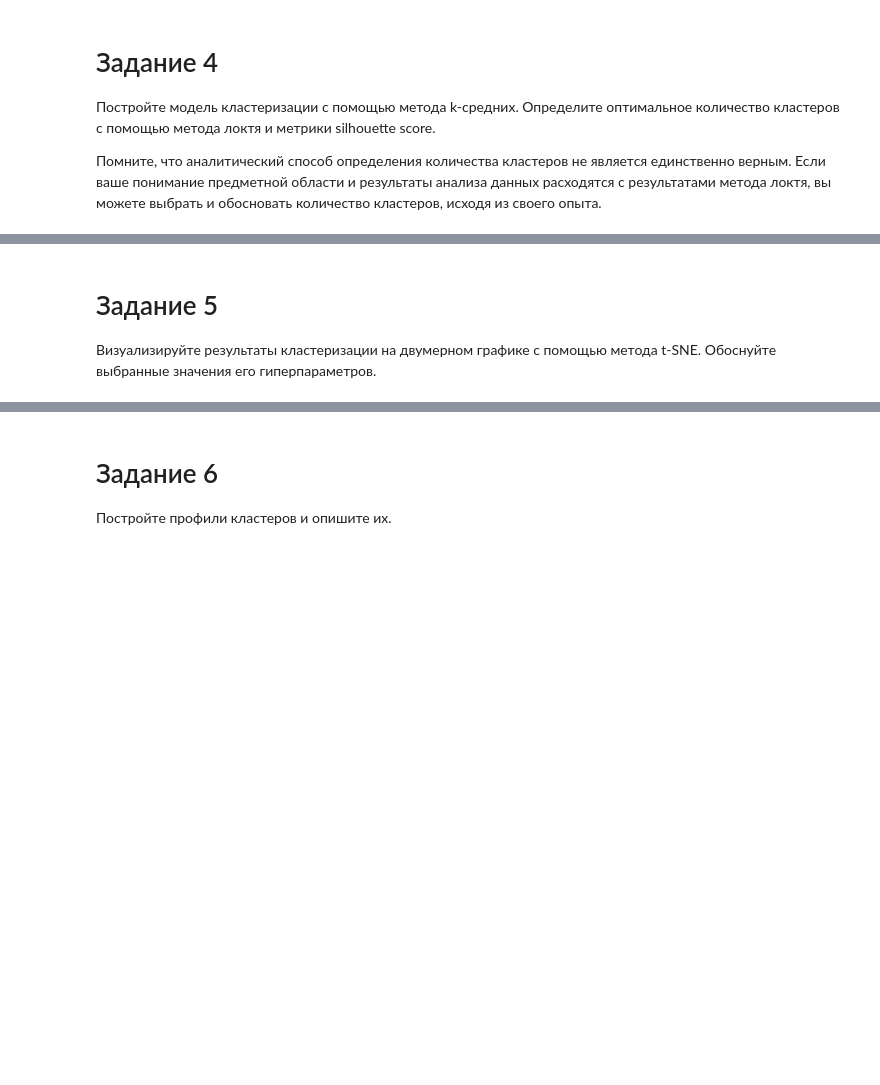
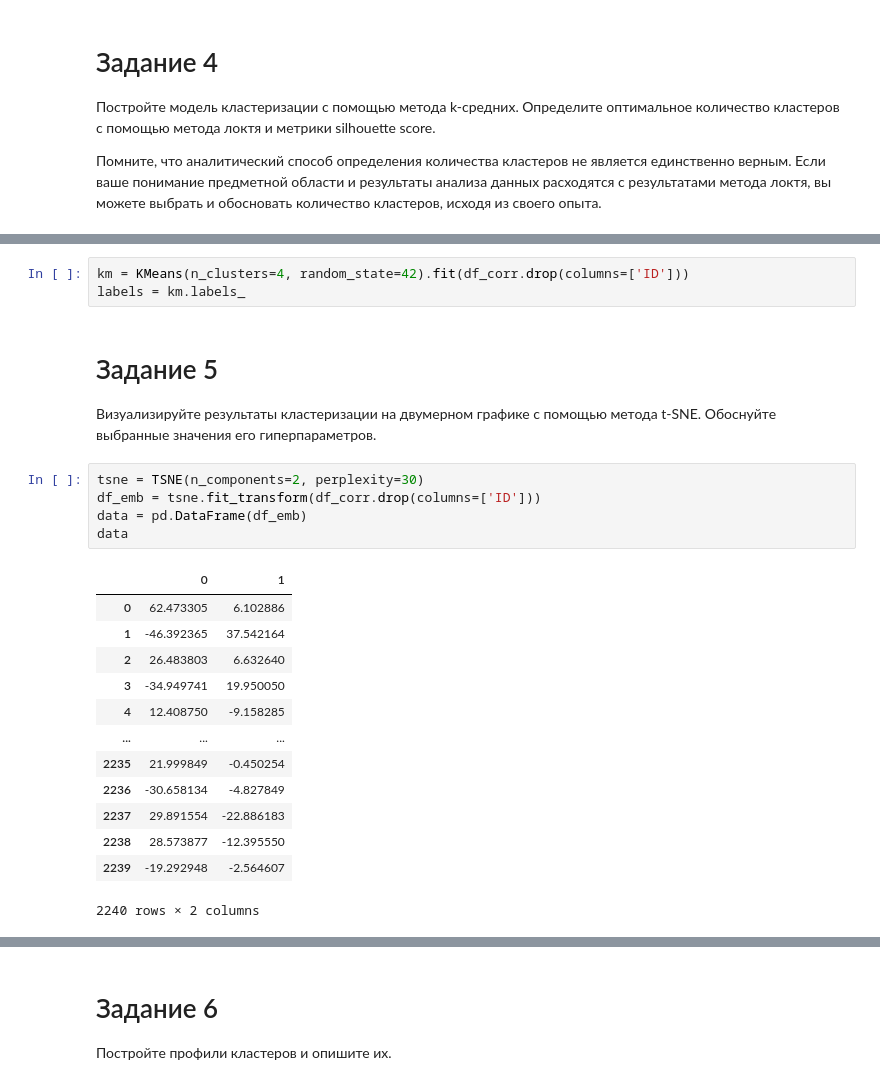
Before and after one commit to IgorKolotushkin/machine_learning_ds, a Jupyter notebook: hw11/Практическая работа. Метод k-средних. Интерпретация.ipynb, the cells around one changed output, grey strips where cells are left out. Drawn from its saved outputs; the diff is of its cells as text; blank space fills up the shorter version.

```diff
--- a/hw11/Практическая работа. Метод k-средних. Интерпретация.ipynb
+++ b/hw11/Практическая работа. Метод k-средних. Интерпретация.ipynb
@@ -202,4 +211,26 @@ sns.lineplot(x=n_clusters, y=metrics)
+# %%
+km = KMeans(n_clusters=4, random_state=42).fit(df_corr.drop(columns=['ID']))
+labels = km.labels_
 # %% [markdown]
 # Задание 5
 
 Визуализируйте результаты кластеризации на двумерном графике с помощью метода t-SNE. Обоснуйте выбранные значения его гиперпараметров.
+# %%
+tsne = TSNE(n_components=2, perplexity=30)
+df_emb = tsne.fit_transform(df_corr.drop(columns=['ID']))
+data = pd.DataFrame(df_emb)
+data
+# %% [output]
+|  | 0 | 1 |
+| 0 | 62.473305 | 6.102886 |
+| 1 | -46.392365 | 37.542164 |
+| 2 | 26.483803 | 6.632640 |
+| 3 | -34.949741 | 19.950050 |
+| 4 | 12.408750 | -9.158285 |
+| ... | ... | ... |
+| 2235 | 21.999849 | -0.450254 |
+| 2236 | -30.658134 | -4.827849 |
+| 2237 | 29.891554 | -22.886183 |
+| 2238 | 28.573877 | -12.395550 |
+| 2239 | -19.292948 | -2.564607 |
+2240 rows × 2 columns
```
Also changed, not shown: parts of 9 cells of this notebook.
